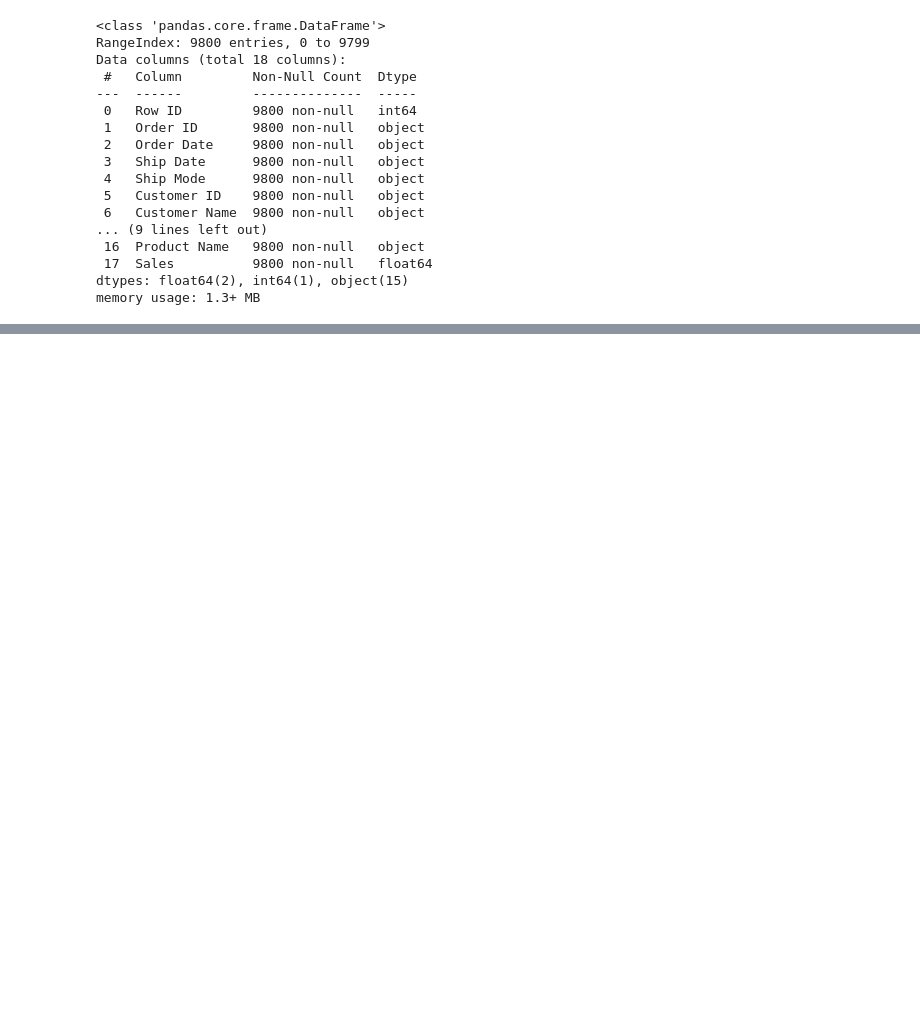
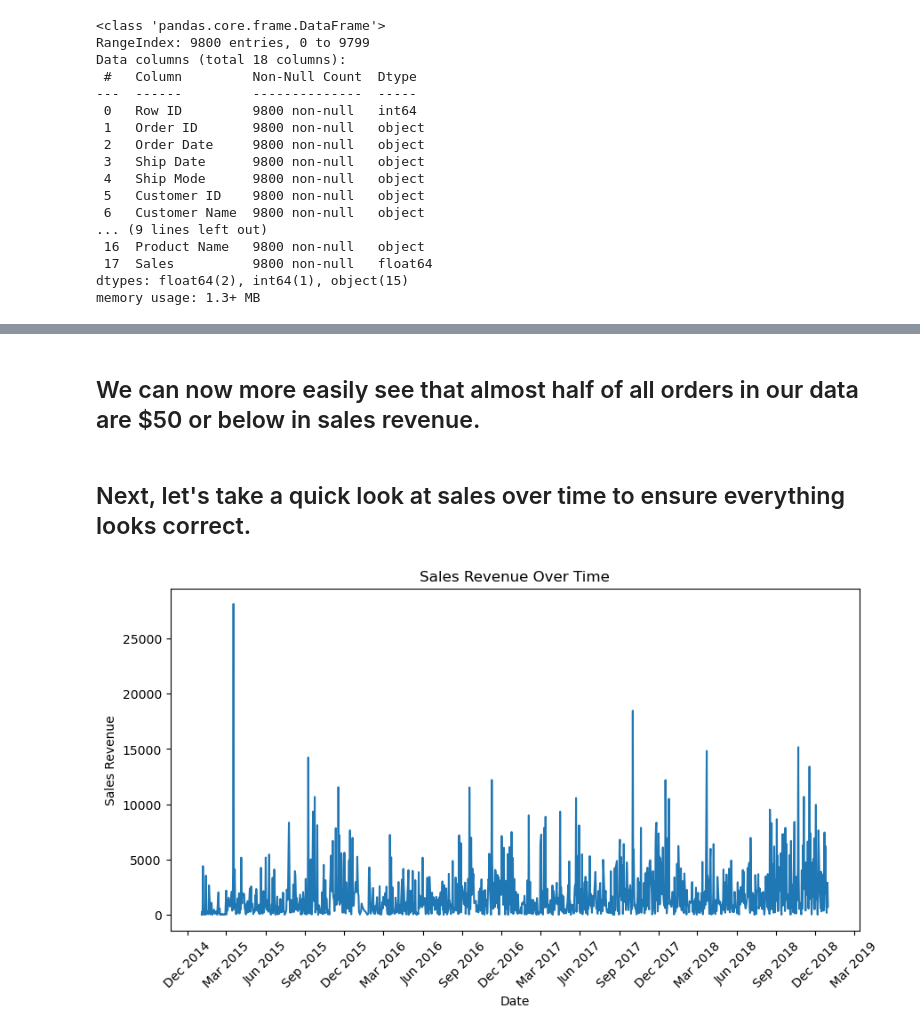
Before and after one commit to Vince-VC/Springboard_Capstone_3, a Jupyter notebook: notebooks/02_sales_data_wrangling.ipynb, the cells around one changed output, grey strips where cells are left out. Drawn from its saved outputs; the diff is of its cells as text; code cells hidden in the pictures; blank space fills up the shorter version.

```diff
--- a/notebooks/02_sales_data_wrangling.ipynb
+++ b/notebooks/02_sales_data_wrangling.ipynb
@@ -64,0 +216,18 @@ array(['08/11/2017', '12/06/2017', '11/10/2016', ..., '18/06/2015',
+# %% [markdown]
+## We can now more easily see that almost half of all orders in our data are $50 or below in sales revenue.
+# %% [markdown]
+## Next, let's take a quick look at sales over time to ensure everything looks correct.
+# %%
+# Lineplot of Sales Revenue Over Time
+plt.figure(figsize=(10,5))
+sales_over_time = sns.lineplot(x= 'Order Date', y='Sales Revenue',
+                               data=df.groupby('Order Date').agg({'Sales Revenue': 'sum'}).reset_index())
+sales_over_time = plt.xlabel('Date')
+sales_over_time = plt.ylabel('Sales Revenue')
+sales_over_time = plt.title('Sales Revenue Over Time')
+sales_over_time = plt.xticks(rotation=45)
+# Set the x-axis ticks to show every 3 months
+sales_over_time = plt.gca().xaxis.set_major_locator(mdates.MonthLocator(interval=3))
+sales_over_time = plt.gca().xaxis.set_major_formatter(mdates.DateFormatter('%b %Y'))
+# %% [output]
+[figure, added]
```
Also changed, not shown: parts of 36 cells of this notebook, 2 other files.
